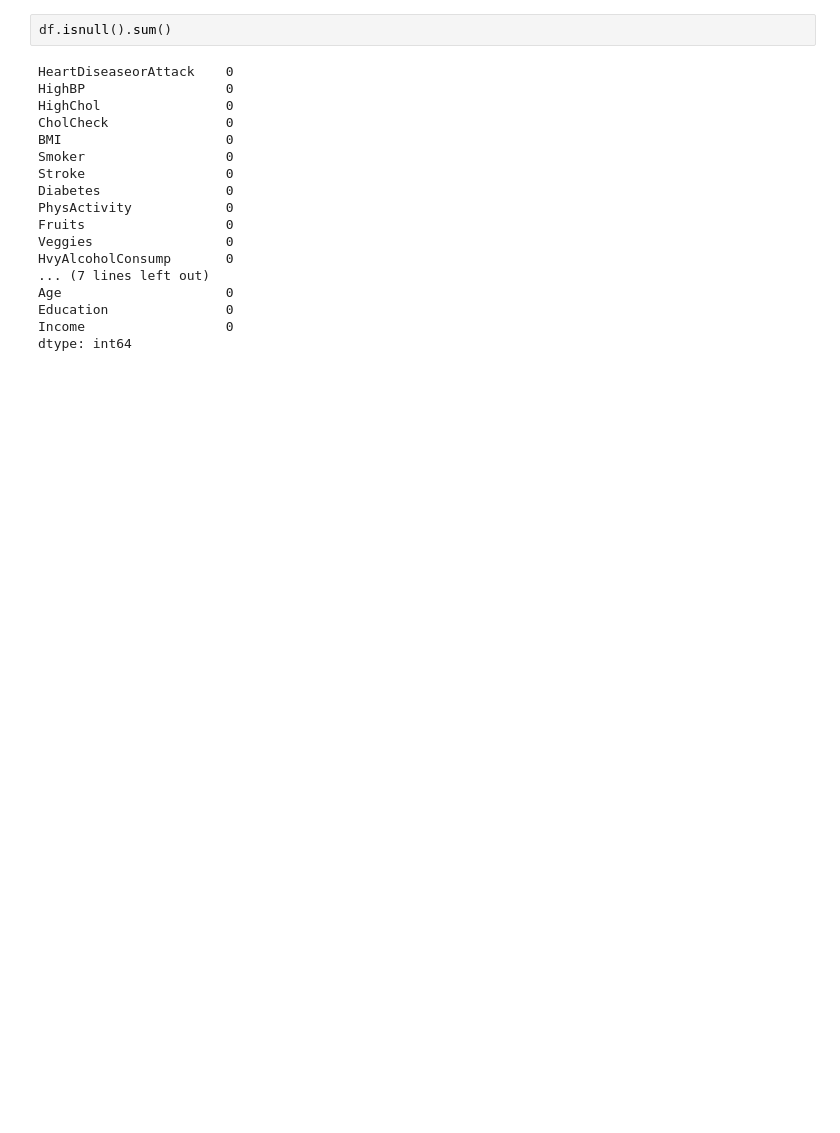
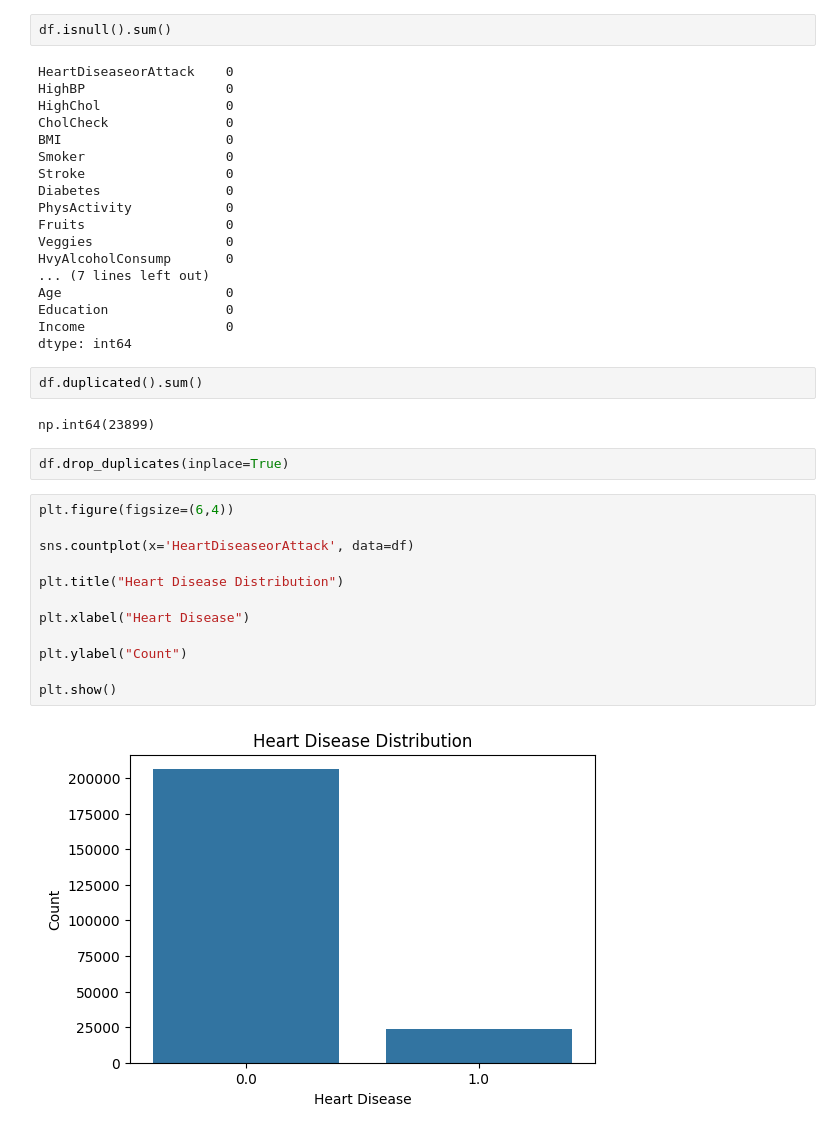
Before and after one commit to lakshmikanth72/Healthcare-Risk-Prediction-Analytics, a Jupyter notebook: healthcare_eda.ipynb, the cells around one changed output. Cells and saved outputs as stored; diff of their text form; blank space fills up the shorter version.

Commit message:
Add files via upload
WEEK 1, DAY-2 :
eda: performed healthcare exploratory data analysis and visualizations.

```diff
--- a/healthcare_eda.ipynb
+++ b/healthcare_eda.ipynb
@@ -90,3 +90,23 @@ Age                     0
 Education               0
 Income                  0
 dtype: int64
+# %%
+df.duplicated().sum()
+# %% [output]
+np.int64(23899)
+# %%
+df.drop_duplicates(inplace=True)
+# %%
+plt.figure(figsize=(6,4))
+
+sns.countplot(x='HeartDiseaseorAttack', data=df)
+
+plt.title("Heart Disease Distribution")
+
+plt.xlabel("Heart Disease")
+
+plt.ylabel("Count")
+
+plt.show()
+# %% [output]
+[figure, added]
```
Also changed, not shown: parts of 6 cells of this notebook.
